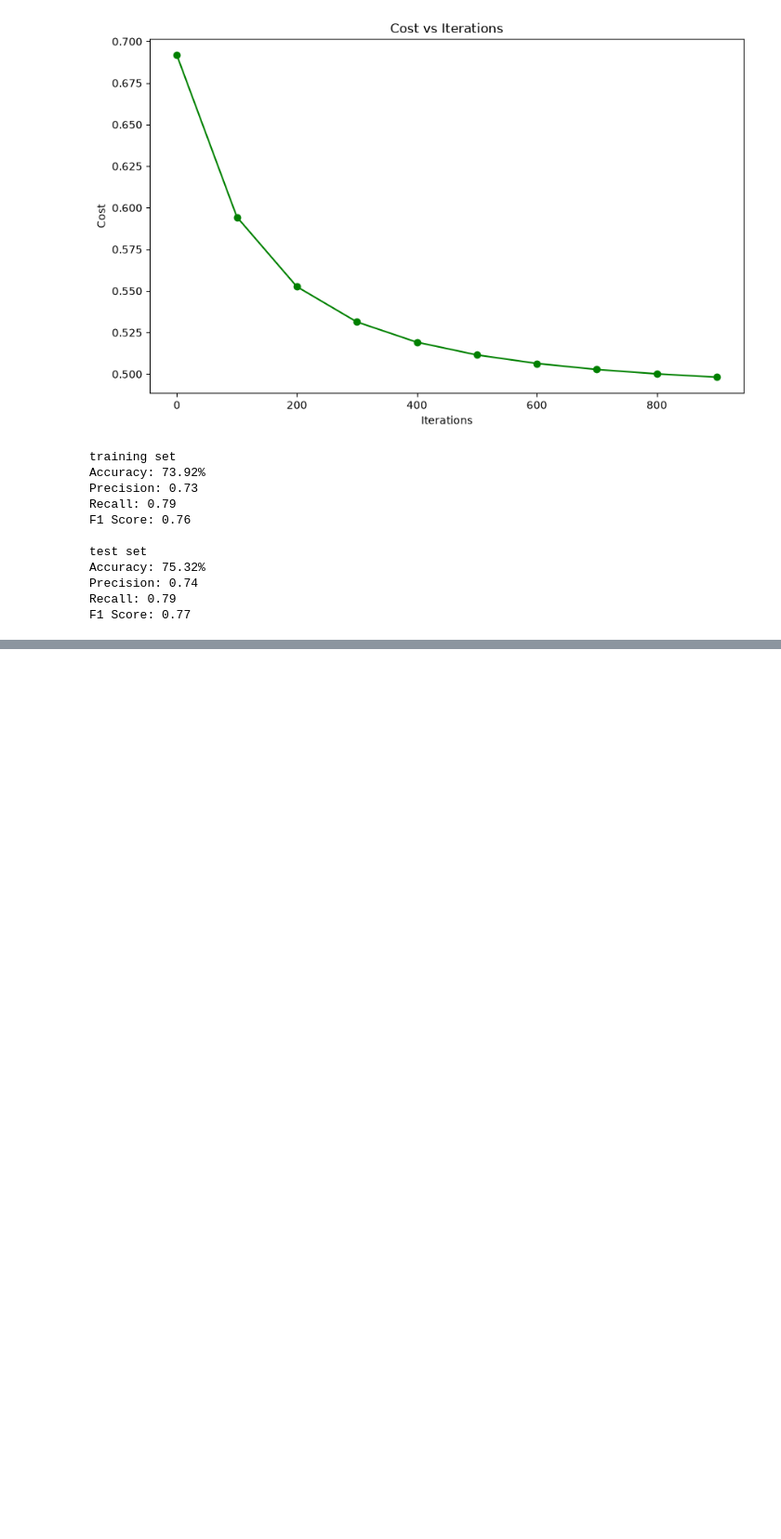
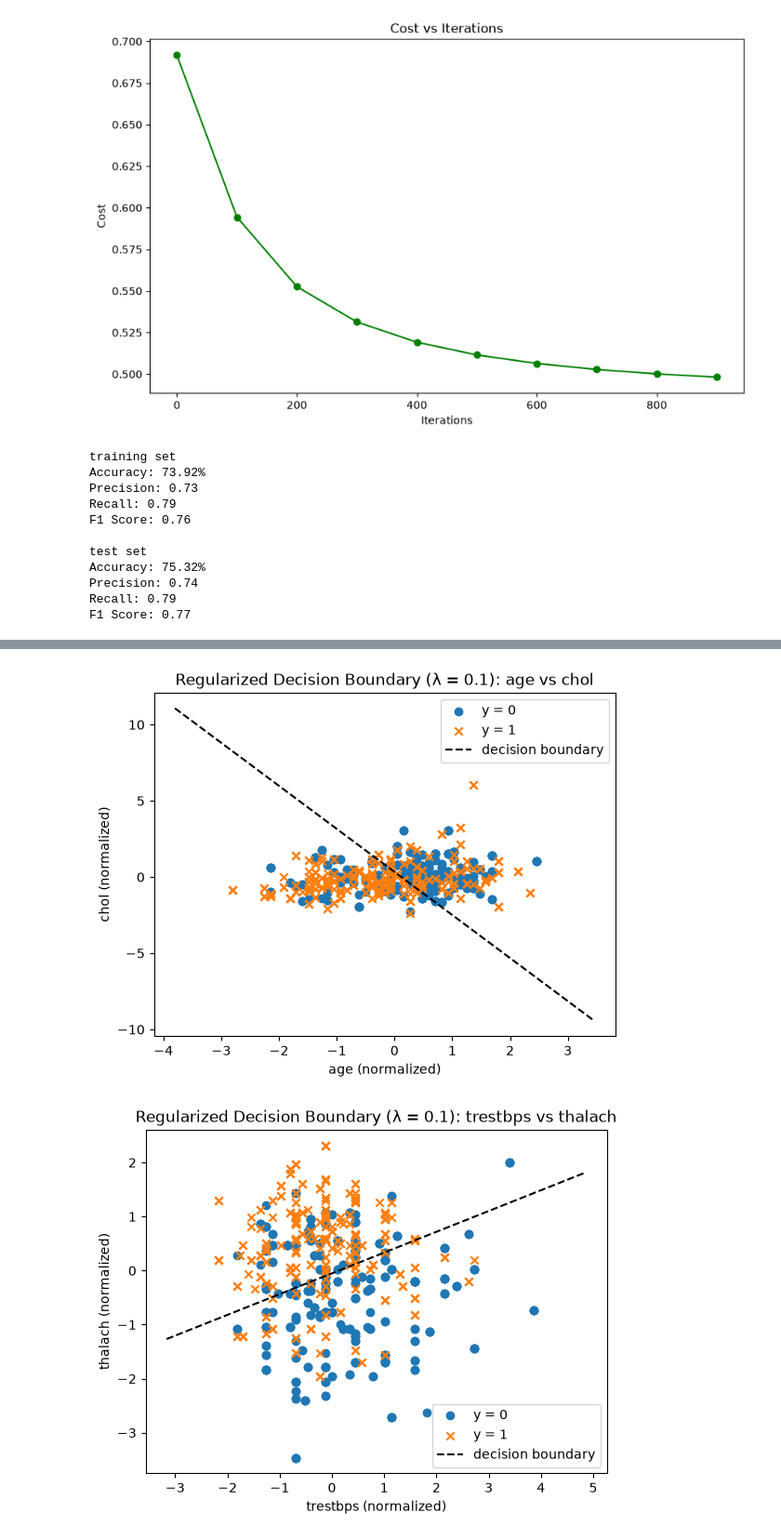
Before and after one commit to nestorlop/Heart_Disease_Risk_Prediction, a Jupyter notebook: heart_disease_lr_analysis.ipynb, the cells around one changed output, grey strips where cells are left out. Shown at 93% size. Saved outputs shown, nothing was run; the diff lists cells and outputs as text; code cells hidden in the pictures; blank space fills up the shorter version.

```diff
--- a/heart_disease_lr_analysis.ipynb
+++ b/heart_disease_lr_analysis.ipynb
@@ -33,5 +32,5 @@ import pandas as pd
 # %%
 
-df = pd.read_csv("data/heart.csv")
+df = pd.read_csv("heart.csv")
 df.head()
 # %% [output]
@@ -634,0 +577,30 @@ Lambda | Accuracy | Precision | Recall | F1 | ||w||
+# %%
+lam_sel = 0.1
+
+pair_data = [
+    ("age vs chol", X_train_pair_scaled, y_train_pair_1, "age", "chol"),
+    ("trestbps vs thalach", X_train_pair_scaled_4, y_train_pair_4, "trestbps", "thalach"),
+    ("oldpeak vs ca", X_train_pair_scaled_5, y_train_pair_5, "oldpeak", "ca"),
+]
+
+pair_results = {}
+for name, Xp, yp, _, _ in pair_data:
+    rows = []
+    for lam in lambda_values:
+        w_p, b_p, J_hist = gradient_descent(
+            Xp.to_numpy(), yp.to_numpy(),
+            np.zeros(Xp.shape[1]), 0.0, alpha, iterations, lam
+        )
+        rows.append({"lambda": lam, "w": w_p, "b": b_p, "w_norm": np.linalg.norm(w_p), "cost": J_hist[-1]})
+    pair_results[name] = rows
+# %%
+for name, Xp, yp, xlab, ylab in pair_data:
+    row = next(r for r in pair_results[name] if r["lambda"] == lam_sel)
+    plot_linear_data_with_boundary(
+        row["w"], row["b"], Xp.to_numpy(), yp.to_numpy(),
+        f"Regularized Decision Boundary (λ = {lam_sel}): {name}",
+        xlabel=f"{xlab} (normalized)", ylabel=f"{ylab} (normalized)",
+    )
+# %% [output]
+[figure, added]
+[figure, added]
```
Also changed, not shown: parts of 43 cells of this notebook, 5 other files.
